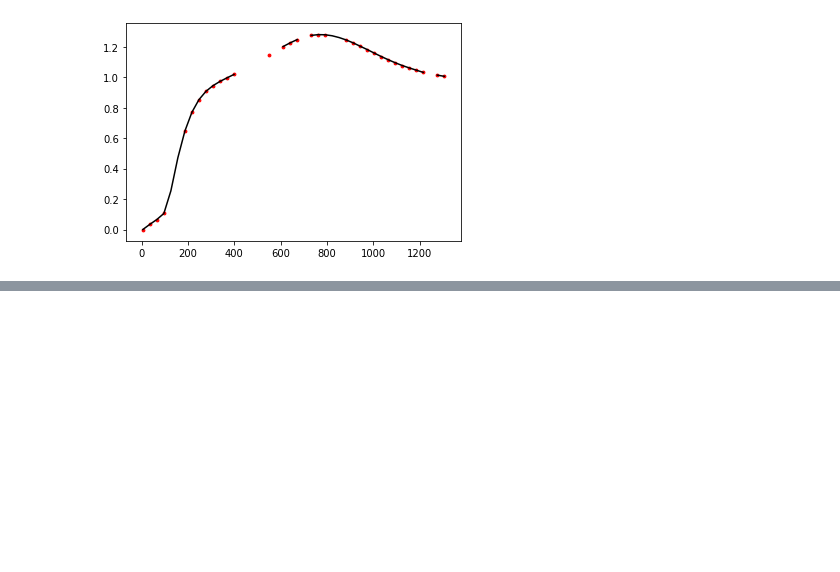
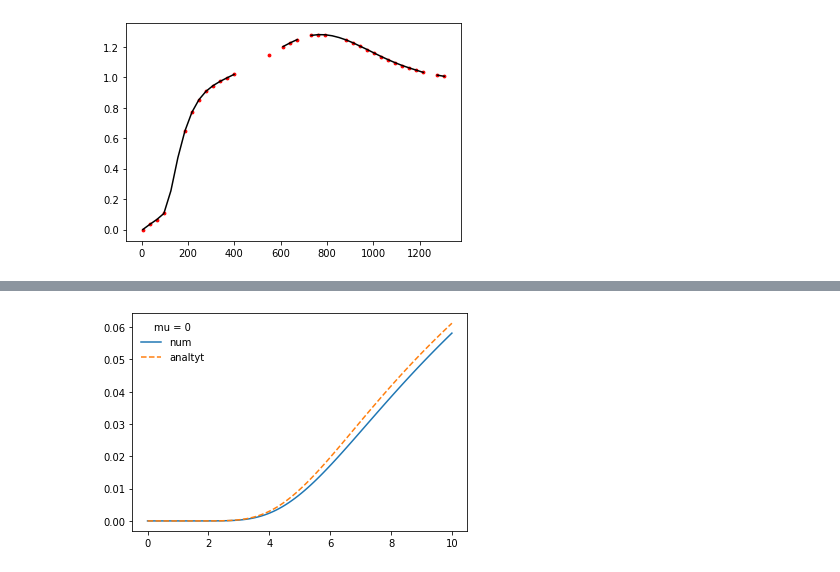
Before and after one commit to NazyS/relativistic-ISCT-EoS, a Jupyter notebook: notebook.ipynb, the cells around one changed output, grey strips where cells are left out. Cells and saved outputs as stored; diff of their text form; code cells hidden in the pictures; blank space fills up the shorter version.

```diff
--- a/notebook.ipynb
+++ b/notebook.ipynb
@@ -338,0 +401,19 @@ plt.show()
+# %%
+import numpy as np
+import matplotlib.pyplot as plt
+
+from eos.non_rel_gas import Non_Rel_Gas
+eos = Non_Rel_Gas()
+# %%
+Tdata = np.linspace(0.001, 10, 100)
+mu = 0
+dx=1
+
+plt.plot(Tdata, [eos.speed_of_s_sq(T, mu, dx=dx) for T in Tdata], label='num')
+plt.plot(Tdata, [eos.speed_of_s_sq_Xi(T) for T in Tdata], '--', label='analtyt')
+
+plt.legend(frameon=False, title='mu = {}'.format(mu))
+
+plt.show()
+# %% [output]
+[figure, added]
```
Also changed, not shown: parts of 6 cells of this notebook.
